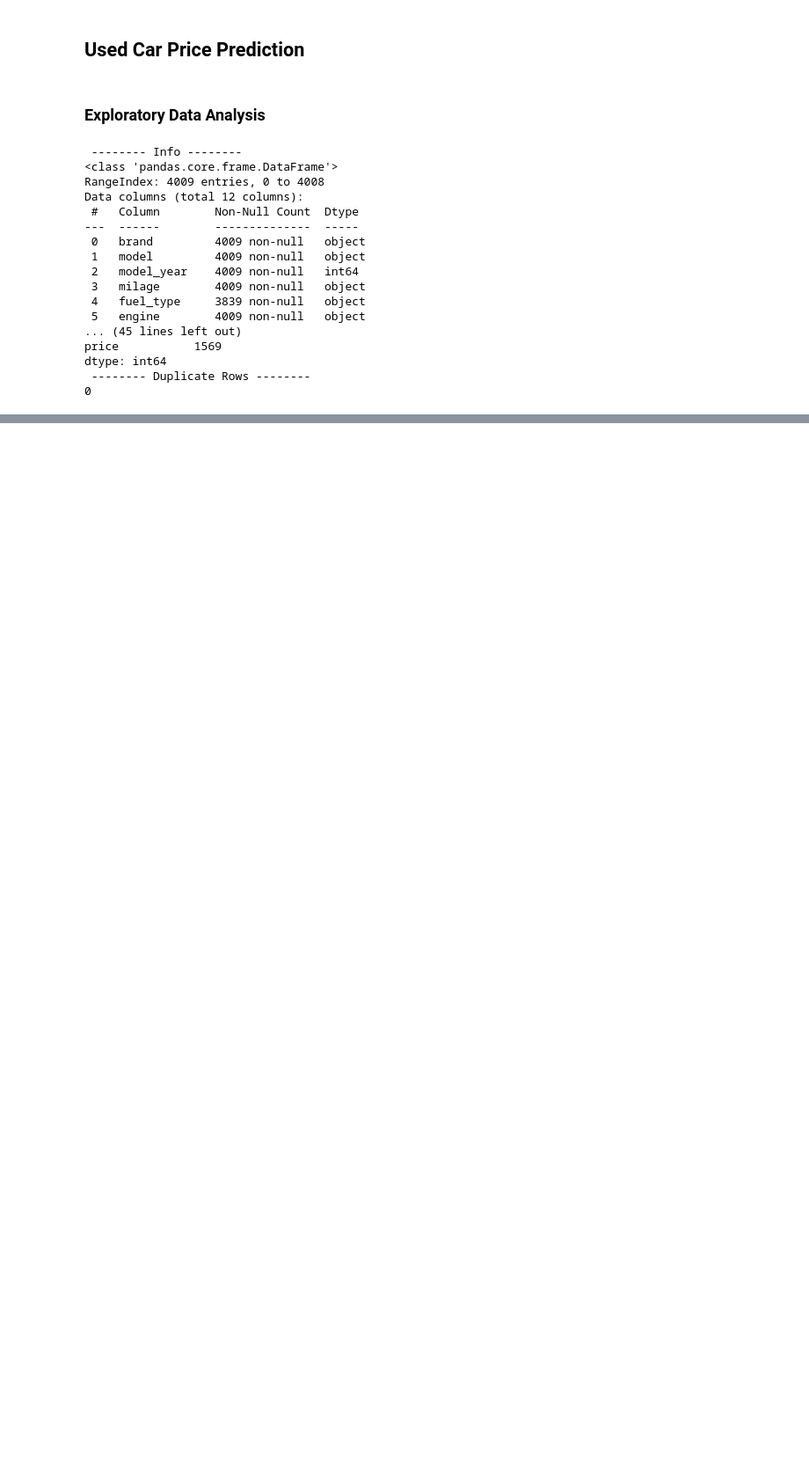
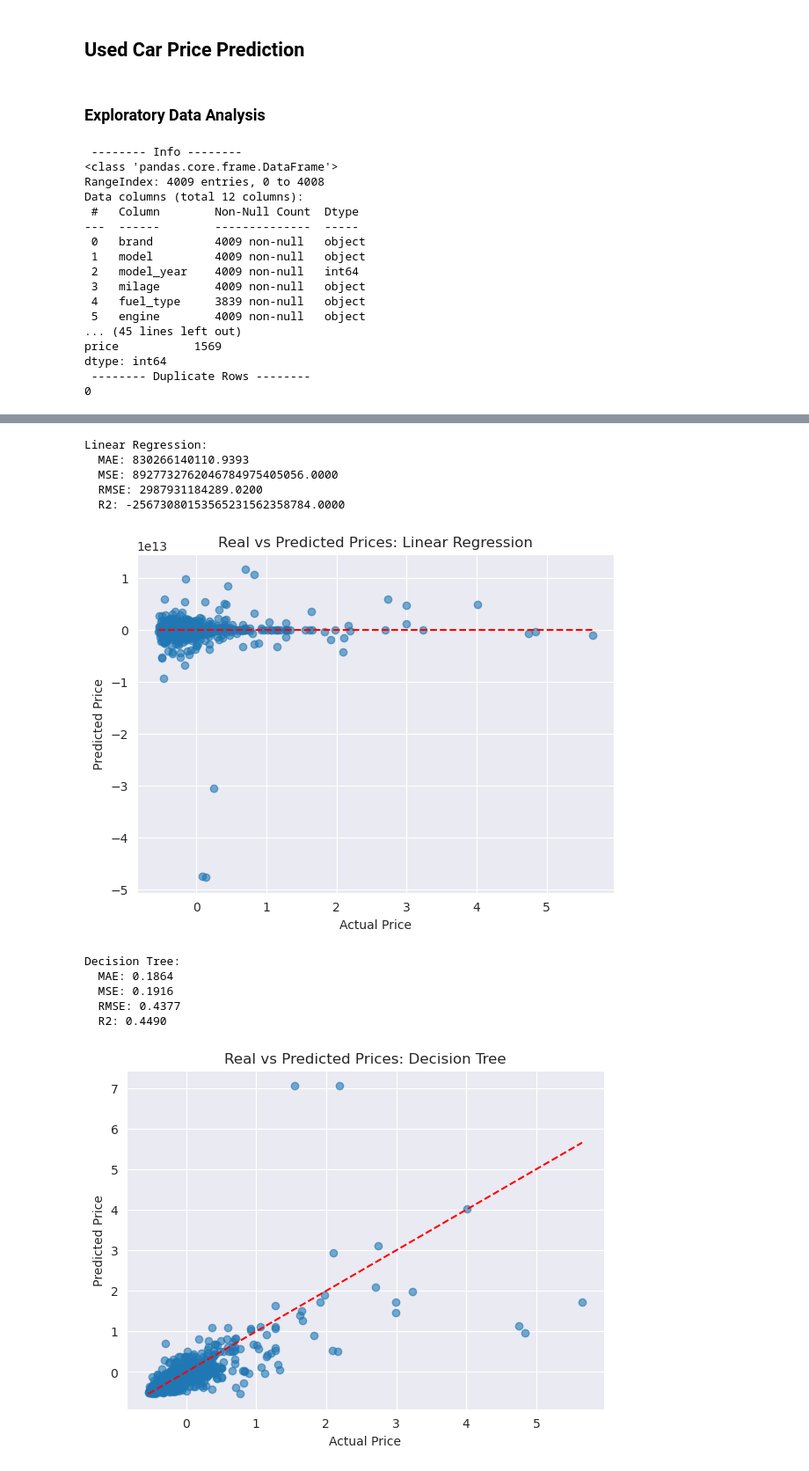
Before and after one commit to Proenca13/Projects, a Jupyter notebook: Car Price/Car_Price.ipynb, the cells around one changed output, grey strips where cells are left out. Shown at 88% size. Cells and saved outputs as stored; diff of their text form; code cells hidden in the pictures; blank space fills up the shorter version.

```diff
--- a/Car Price/Car_Price.ipynb
+++ b/Car Price/Car_Price.ipynb
@@ -140,0 +215,9 @@ plt.show()
+# %%
+## Separate evidence and label
+
+y = db['price']
+
+X = db.drop('price', axis=1)
+# %%
+## Splitting into training set and test set
+X_train, X_test, y_train, y_test = train_test_split(X, y, test_size=0.20, random_state=42)
@@ -140,0 +226,52 @@ plt.show()
+# %%
+## Define models
+models = {
+    'Linear Regression': LinearRegression(),
+    'Decision Tree': DecisionTreeRegressor(random_state=42),
+    'Random Forest': RandomForestRegressor(n_estimators=100, random_state=42),
+    'Gradient Boosting': GradientBoostingRegressor(n_estimators=100, random_state=42),
+    'SVM': SVR(kernel='rbf'),
+    'k-NN': KNeighborsRegressor(n_neighbors=5)
+}
+# %%
+## Model training and evaluation
+results = {}
+
+for name,model in models.items():
+    model.fit(X_train, y_train)
+    y_pred = model.predict(X_test)
+
+    ## Evaluation Metrics
+    mae = mean_absolute_error(y_test, y_pred)
+    mse = mean_squared_error(y_test, y_pred)
+    rmse = np.sqrt(mse)
+    r2 = r2_score(y_test, y_pred)
+
+    results[name] = {'MAE': mae, 'MSE': mse, 'RMSE': rmse, 'R2': r2,'y_pred': y_pred}
+
+for model_name, metrics in results.items():
+    print(f"{model_name}:")
+    for metric_name, value in metrics.items():
+        if metric_name == 'y_pred':
+            plt.figure(figsize=(7,5))
+            plt.scatter(y_test, value, alpha=0.6)
+            plt.plot([y_test.min(), y_test.max()], [y_test.min(), y_test.max()], 'r--')
+            plt.xlabel('Actual Price')
+            plt.ylabel('Predicted Price')
+            plt.title(f'Real vs Predicted Prices: {model_name}')
+            plt.show()
+        else :
+            print(f"  {metric_name}: {value:.4f}")
+# %% [output]
+Linear Regression:
+  MAE: 830266140110.9393
+  MSE: 8927732762046784975405056.0000
+  RMSE: 2987931184289.0200
+  R2: -25673080153565231562358784.0000
+[figure, added]
+Decision Tree:
+  MAE: 0.1864
+  MSE: 0.1916
+  RMSE: 0.4377
+  R2: 0.4490
+[figure, added]
```
Also changed, not shown: parts of 12 cells of this notebook.
